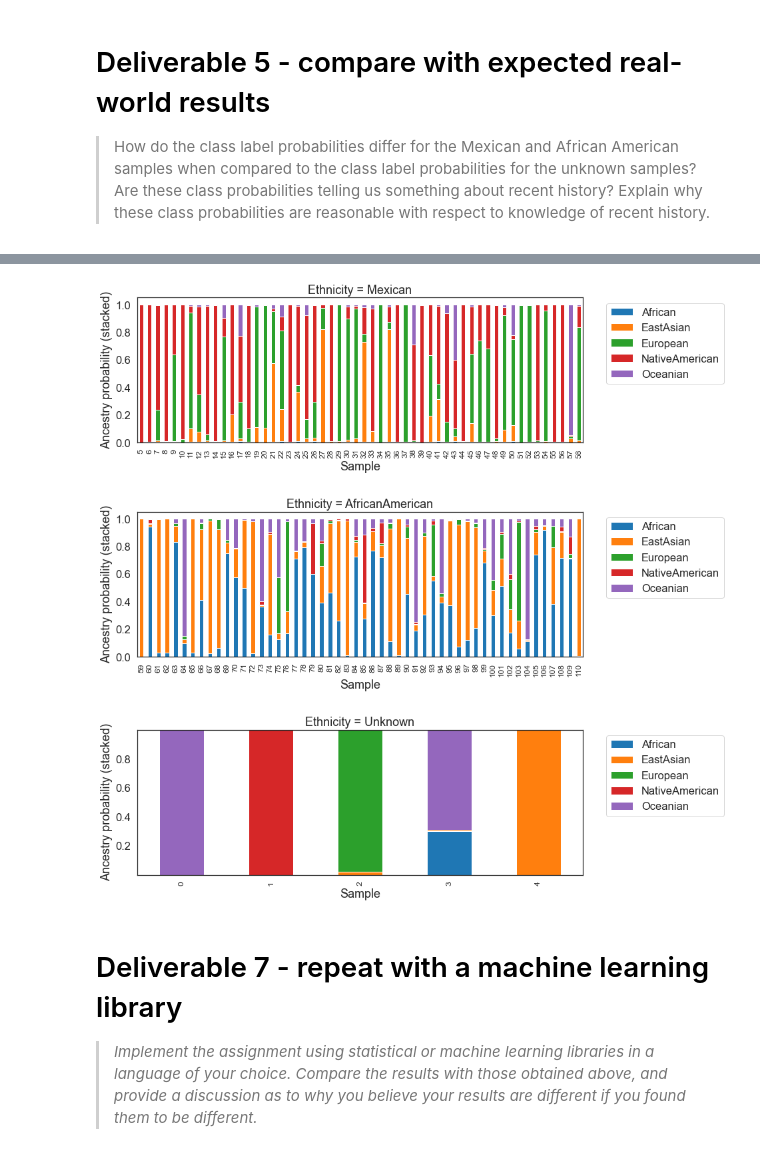
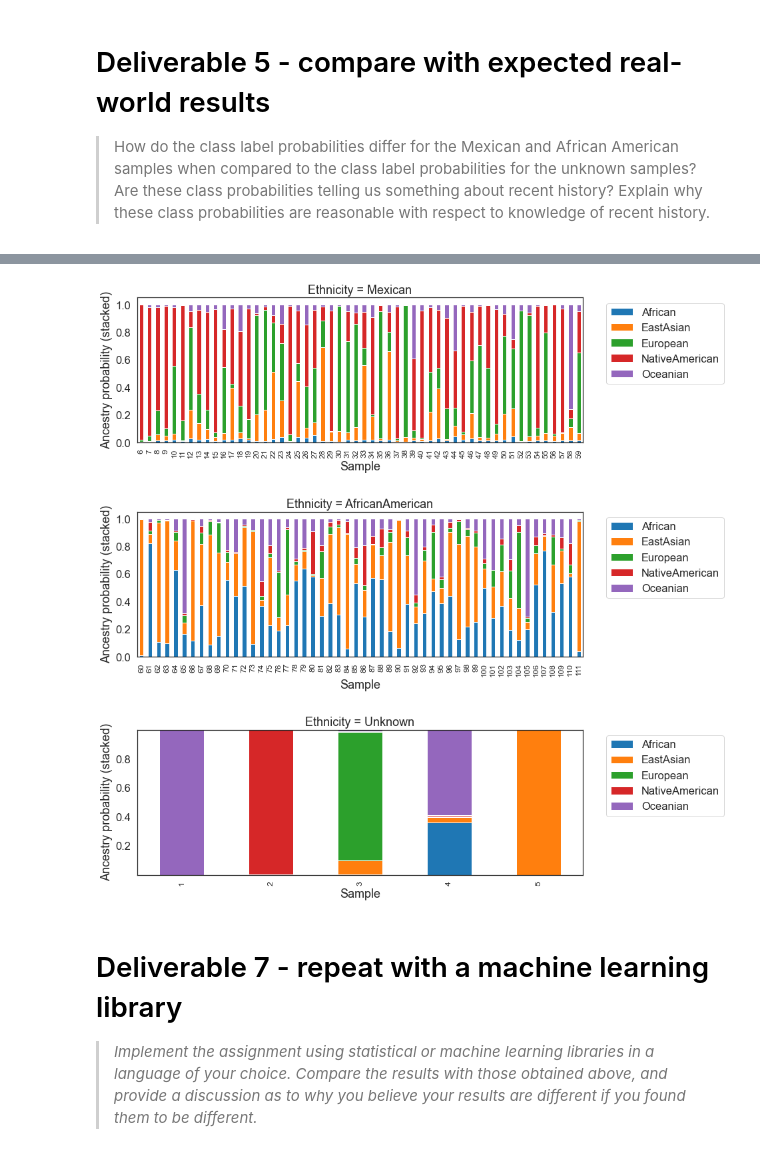
Before and after one commit to fau-masters-collected-works-cgarbin/regression-no-libraries, a Jupyter notebook: logistic_regression.ipynb, the cells around one changed output, grey strips where cells are left out. Cells and saved outputs as stored; diff of their text form; code cells hidden in the pictures.

```diff
--- a/logistic_regression.ipynb
+++ b/logistic_regression.ipynb
@@ -164,7 +165,7 @@ for i, lmbda in enumerate(LAMBDAS_TO_TEST):
                                                           num_folds=NUM_FOLDS,
                                                           fold=fold)
         utils.scale_val(x_train, x_val)
-        model = logistic.fit(x_train, y_train, lr=LR, lmbda=lmbda, iterations=10_000)
+        model = logistic.fit(x_train, y_train, lr=LR, lmbda=lmbda, iterations=ITERATIONS)
         probabilities, _ = logistic.predict(x_val, model)
         fold_cce[fold-1] = logistic.categorical_cross_entropy(y_val, probabilities)
     cce[i] = fold_cce.mean()
@@ -190,7 +191,7 @@ plot_cce(cce, 'Effect of lambda on categorical cross-entropy')
 
 > _Indicate the value of λ value (sic) that generated the smallest CV(5) error._
 # %%
-smallest_cce_index = cce.argmin()
+smallest_cce_index = np.nanargmin(cce)
 smallest_cce_lambda = LAMBDAS_TO_TEST[smallest_cce_index]
 print(f'The lambda with the smallest categorical cross-entropy is {smallest_cce_lambda}')
 # %% [output]
@@ -205,9 +206,7 @@ The lambda with the smallest categorical cross-entropy is 0.0001
 Train a model with the lambda that resulted in the smallest categorical cross-entropy.
 # %%
 x, y, y_raw = read_dataset(TRAINING_DATASET)
-betas4 = logistic.fit(x, y, lr=LR, lmbda=smallest_cce_lambda, iterations=100_000)
-
-#betas4 = logistic.fit(x, y, lr=0.0001, lmbda=smallest_cce_lambda, iterations=10_000)
+betas4 = logistic.fit(x, y, lr=LR, lmbda=smallest_cce_lambda, iterations=ITERATIONS)
 # %% [markdown]
 Predict the values on the test set.
 # %%
@@ -218,14 +217,16 @@ Show probabilities and classes for the test set.
 # %%
 # Class names from class numbers
 dfclass = pd.DataFrame([CLASS_NAMES[int(x)] for x in classes4], columns=['Ancestry'])
+dfclass.index = np.arange(1, len(dfclass) + 1)
 # Probabilities for each class
 dfprob = pd.DataFrame(probabilities4, columns=CLASS_NAMES)
+dfprob.index = np.arange(1, len(dfprob) + 1)
 # The ethnicity columnb from the test set
 dfethnicity = pd.DataFrame(y_test_raw, columns=['Ethnicity'])
+dfethnicity.index = np.arange(1, len(dfethnicity) + 1)
 
-# Combine and renumber to start at 1
+# Combine them
 dfcombined = pd.concat([dfprob, dfclass, dfethnicity], axis=1)
-dfcombined.index = np.arange(1, len(dfcombined) + 1)
 
 dfcombined
 # %% [output]
@@ -253,19 +263,19 @@ dfcombined
 # %%
-def plot_ethnicity(ethnicity: str):
-    xx = dfprob[y_test_raw == ethnicity]
-    xx.index.name = 'Sample'
-    xx.plot(kind='bar', stacked=True, figsize=(12,4))
+def plot_ethnicity(ethnicity: str, df: pd.DataFrame):
+    dfethnicity = df[y_test_raw == ethnicity]
+    dfethnicity.index.name = 'Sample'
+    dfethnicity.plot(kind='bar', stacked=True, figsize=(12,4))
     plt.legend(bbox_to_anchor=(1.04, 1), loc='upper left')
     plt.xticks(fontsize=12, rotation=90)
     plt.ylabel('Ancestry probability (stacked)')
     plt.title(f'Ethnicity = {ethnicity}')
-plot_ethnicity('Mexican')
-plot_ethnicity('AfricanAmerican')
-plot_ethnicity('Unknown')
+plot_ethnicity('Mexican', dfprob)
+plot_ethnicity('AfricanAmerican', dfprob)
+plot_ethnicity('Unknown', dfprob)
 # %% [output]
-[figure, old version]
+[figure, new version]
-[figure, old version]
+[figure, new version]
-[figure, old version]
+[figure, new version]
 # %% [markdown]
 # Deliverable 7 - repeat with a machine learning library
 
```
Also changed, not shown: parts of 13 cells of this notebook.
